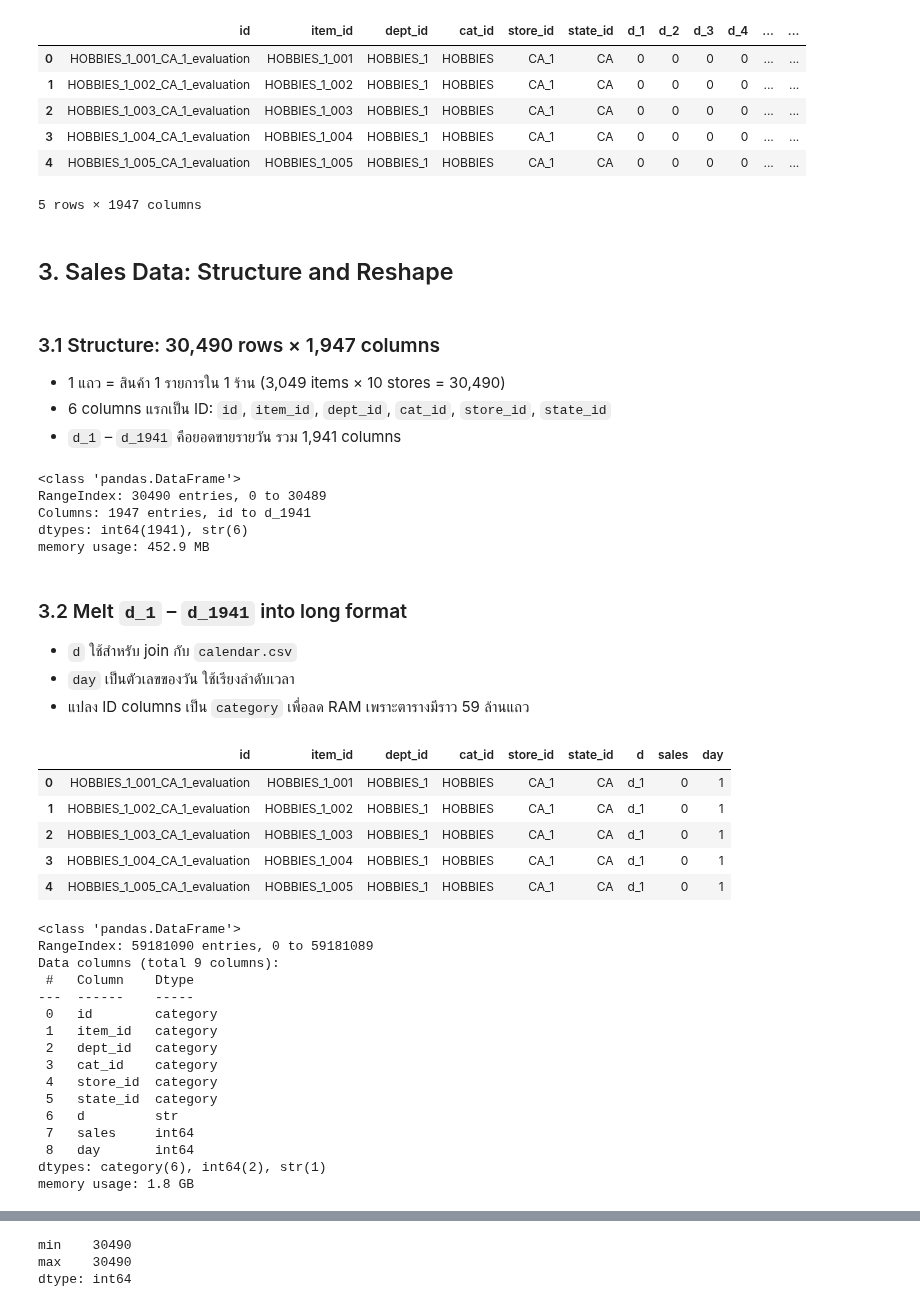
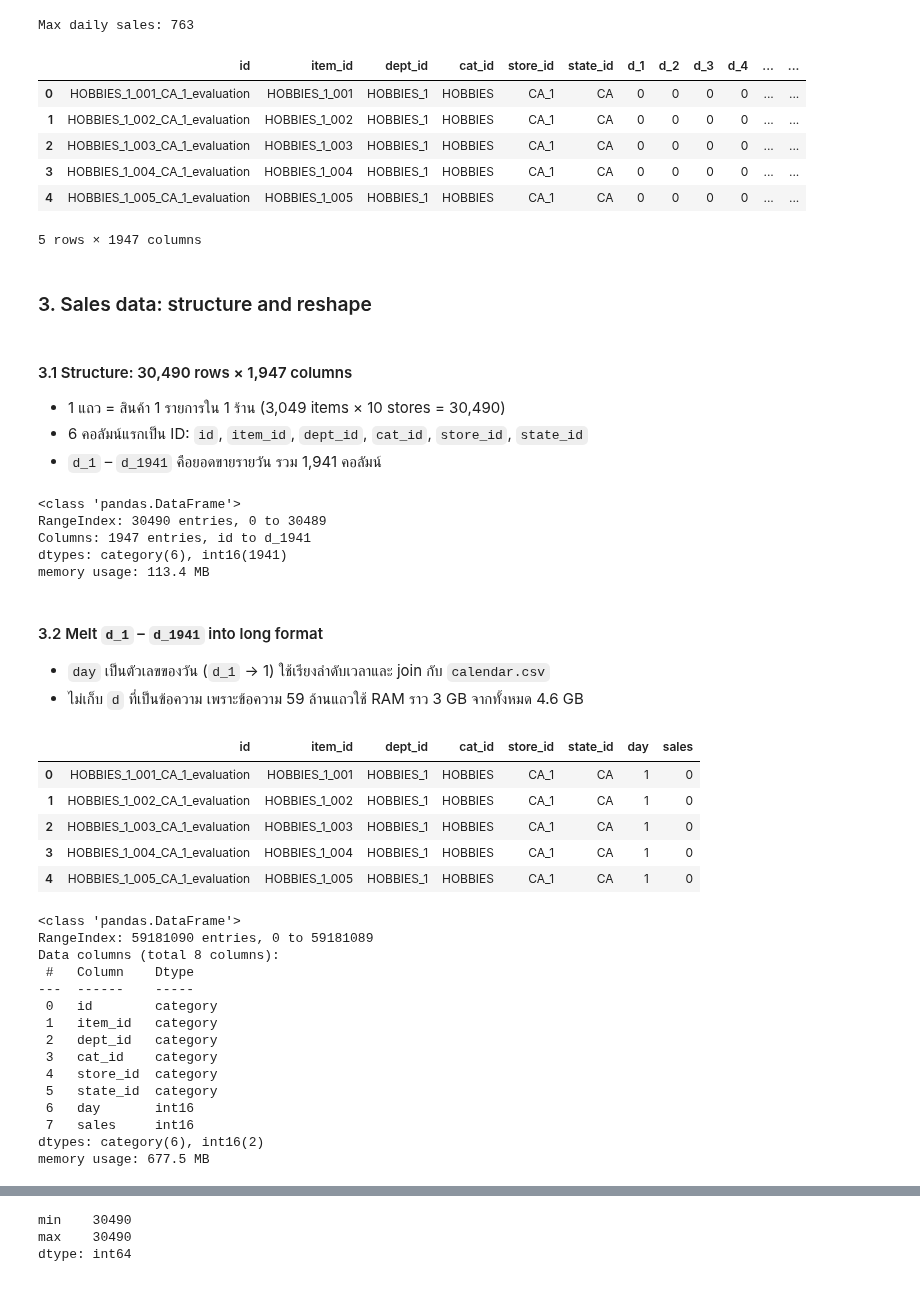
Before and after one commit to fpatt/kaggle-m5-accuracy, a Jupyter notebook: eda.ipynb, the cells around one changed output, grey strips where cells are left out. Saved outputs shown, nothing was run; the diff lists cells and outputs as text; code cells hidden in the pictures.

```diff
--- a/eda.ipynb
+++ b/eda.ipynb
@@ -67,54 +114,60 @@ LINE_COLOR = "#222222"     # กราฟเส้นที่ไม่ได้
 # %%
-sales_df = pd.read_csv("m5-data/sales_train_evaluation.csv")
+id_cols = ["id", "item_id", "dept_id", "cat_id", "store_id", "state_id"]
+d_cols = [f"d_{i}" for i in range(1, 1942)]
+
+sales_df = pd.read_csv("m5-data/sales_train_evaluation.csv", dtype=dict.fromkeys(d_cols, "int16"))
+# แปลงเป็น category หลังโหลด เพื่อให้ categories เรียงตามตัวอักษร
+sales_df[id_cols] = sales_df[id_cols].astype("category")
+print(f"Max daily sales: {sales_df[d_cols].max().max()}")
 sales_df.head()
 # %% [output]
+Max daily sales: 763
 |  | id | item_id | dept_id | cat_id | store_id | state_id | d_1 | d_2 | d_3 | d_4 | ... | ... |
 | 0 | HOBBIES_1_001_CA_1_evaluation | HOBBIES_1_001 | HOBBIES_1 | HOBBIES | CA_1 | CA | 0 | 0 | 0 | 0 | ... | ... |
 | 1 | HOBBIES_1_002_CA_1_evaluation | HOBBIES_1_002 | HOBBIES_1 | HOBBIES | CA_1 | CA | 0 | 0 | 0 | 0 | ... | ... |
 | 2 | HOBBIES_1_003_CA_1_evaluation | HOBBIES_1_003 | HOBBIES_1 | HOBBIES | CA_1 | CA | 0 | 0 | 0 | 0 | ... | ... |
 | 3 | HOBBIES_1_004_CA_1_evaluation | HOBBIES_1_004 | HOBBIES_1 | HOBBIES | CA_1 | CA | 0 | 0 | 0 | 0 | ... | ... |
 | 4 | HOBBIES_1_005_CA_1_evaluation | HOBBIES_1_005 | HOBBIES_1 | HOBBIES | CA_1 | CA | 0 | 0 | 0 | 0 | ... | ... |
-5 rows × 1947 columns
+5 rows × 1947 columns
 # %% [markdown]
-## 3. Sales Data: Structure and Reshape
+### 3. Sales data: structure and reshape
 # %% [markdown]
-### 3.1 Structure: 30,490 rows × 1,947 columns
+#### 3.1 Structure: 30,490 rows × 1,947 columns
 - 1 แถว = สินค้า 1 รายการใน 1 ร้าน (3,049 items × 10 stores = 30,490)
-- 6 columns แรกเป็น ID: `id`, `item_id`, `dept_id`, `cat_id`, `store_id`, `state_id`
-- `d_1` – `d_1941` คือยอดขายรายวัน รวม 1,941 columns
+- 6 คอลัมน์แรกเป็น ID: `id`, `item_id`, `dept_id`, `cat_id`, `store_id`, `state_id`
+- `d_1` – `d_1941` คือยอดขายรายวัน รวม 1,941 คอลัมน์
 # %%
 sales_df.info()
 # %% [output]
 <class 'pandas.DataFrame'>
 RangeIndex: 30490 entries, 0 to 30489
 Columns: 1947 entries, id to d_1941
-dtypes: int64(1941), str(6)
-memory usage: 452.9 MB
+dtypes: category(6), int16(1941)
+memory usage: 113.4 MB
 # %% [markdown]
-### 3.2 Melt `d_1` – `d_1941` into long format
-- `d` ใช้สำหรับ join กับ `calendar.csv`
-- `day` เป็นตัวเลขของวัน ใช้เรียงลำดับเวลา
-- แปลง ID columns เป็น `category` เพื่อลด RAM เพราะตารางมีราว 59 ล้านแถว
+#### 3.2 Melt `d_1` – `d_1941` into long format
+- `day` เป็นตัวเลขของวัน (`d_1` → 1) ใช้เรียงลำดับเวลาและ join กับ `calendar.csv`
+- ไม่เก็บ `d` ที่เป็นข้อความ เพราะข้อความ 59 ล้านแถวใช้ RAM ราว 3 GB จากทั้งหมด 4.6 GB
 # %%
-id_cols = ["id", "item_id", "dept_id", "cat_id", "store_id", "state_id"]
-sales_df[id_cols] = sales_df[id_cols].astype("category")
+# เปลี่ยนชื่อคอลัมน์ d_1 → 1 ก่อน melt จะได้ day เป็นตัวเลขตั้งแต่แรก ไม่ต้องสร้างคอลัมน์ข้อความ
+sales_df.columns = id_cols + [int(c[2:]) for c in d_cols]
 
-long_df = sales_df.melt(id_vars=id_cols, var_name="d", value_name="sales")
-long_df["day"] = long_df["d"].str[2:].astype(int)
+long_df = sales_df.melt(id_vars=id_cols, var_name="day", value_name="sales")
+long_df["day"] = long_df["day"].astype("int16")
 long_df.head()
 # %% [output]
-|  | id | item_id | dept_id | cat_id | store_id | state_id | d | sales | day |
-| 0 | HOBBIES_1_001_CA_1_evaluation | HOBBIES_1_001 | HOBBIES_1 | HOBBIES | CA_1 | CA | d_1 | 0 | 1 |
-| 1 | HOBBIES_1_002_CA_1_evaluation | HOBBIES_1_002 | HOBBIES_1 | HOBBIES | CA_1 | CA | d_1 | 0 | 1 |
-| 2 | HOBBIES_1_003_CA_1_evaluation | HOBBIES_1_003 | HOBBIES_1 | HOBBIES | CA_1 | CA | d_1 | 0 | 1 |
-| 3 | HOBBIES_1_004_CA_1_evaluation | HOBBIES_1_004 | HOBBIES_1 | HOBBIES | CA_1 | CA | d_1 | 0 | 1 |
-| 4 | HOBBIES_1_005_CA_1_evaluation | HOBBIES_1_005 | HOBBIES_1 | HOBBIES | CA_1 | CA | d_1 | 0 | 1 |
+|  | id | item_id | dept_id | cat_id | store_id | state_id | day | sales |
+| 0 | HOBBIES_1_001_CA_1_evaluation | HOBBIES_1_001 | HOBBIES_1 | HOBBIES | CA_1 | CA | 1 | 0 |
+| 1 | HOBBIES_1_002_CA_1_evaluation | HOBBIES_1_002 | HOBBIES_1 | HOBBIES | CA_1 | CA | 1 | 0 |
+| 2 | HOBBIES_1_003_CA_1_evaluation | HOBBIES_1_003 | HOBBIES_1 | HOBBIES | CA_1 | CA | 1 | 0 |
+| 3 | HOBBIES_1_004_CA_1_evaluation | HOBBIES_1_004 | HOBBIES_1 | HOBBIES | CA_1 | CA | 1 | 0 |
+| 4 | HOBBIES_1_005_CA_1_evaluation | HOBBIES_1_005 | HOBBIES_1 | HOBBIES | CA_1 | CA | 1 | 0 |
 # %%
 long_df.info()
 # %% [output]
 <class 'pandas.DataFrame'>
 RangeIndex: 59181090 entries, 0 to 59181089
-Data columns (total 9 columns):
+Data columns (total 8 columns):
  #   Column    Dtype
 ---  ------    -----
  0   id        category
@@ -123,8 +176,7 @@ Data columns (total 9 columns):
  3   cat_id    category
  4   store_id  category
  5   state_id  category
- 6   d         str
- 7   sales     int64
- 8   day       int64
-dtypes: category(6), int64(2), str(1)
-memory usage: 1.8 GB
+ 6   day       int16
+ 7   sales     int16
+dtypes: category(6), int16(2)
+memory usage: 677.5 MB
```
Also changed, not shown: parts of 86 cells of this notebook.
